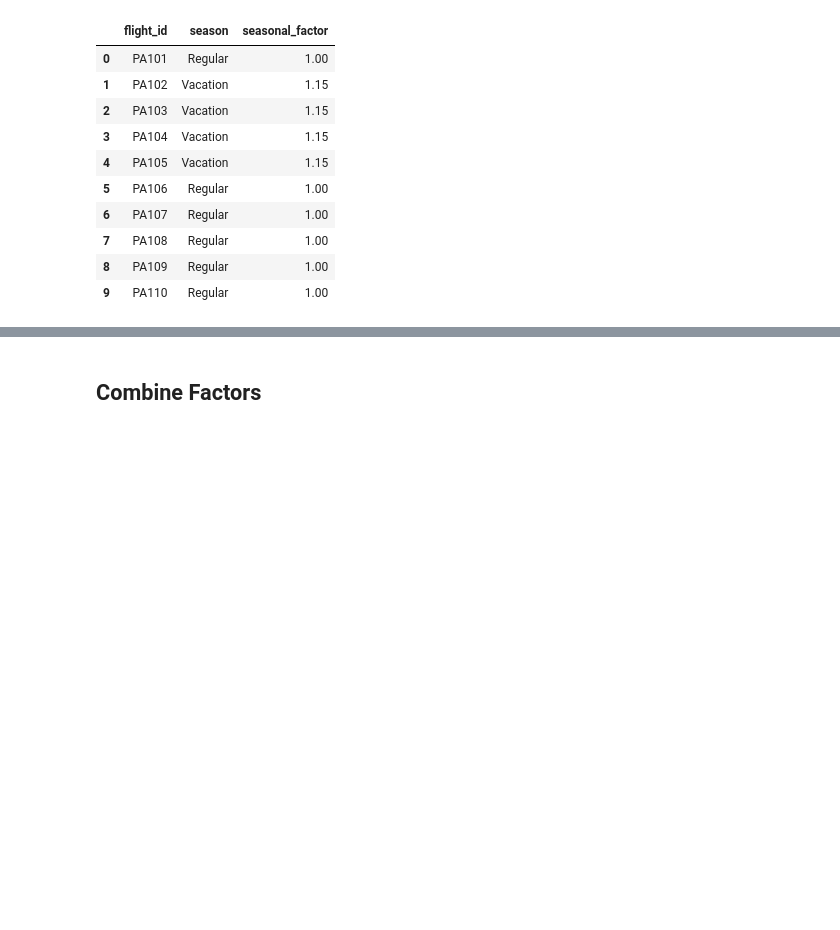
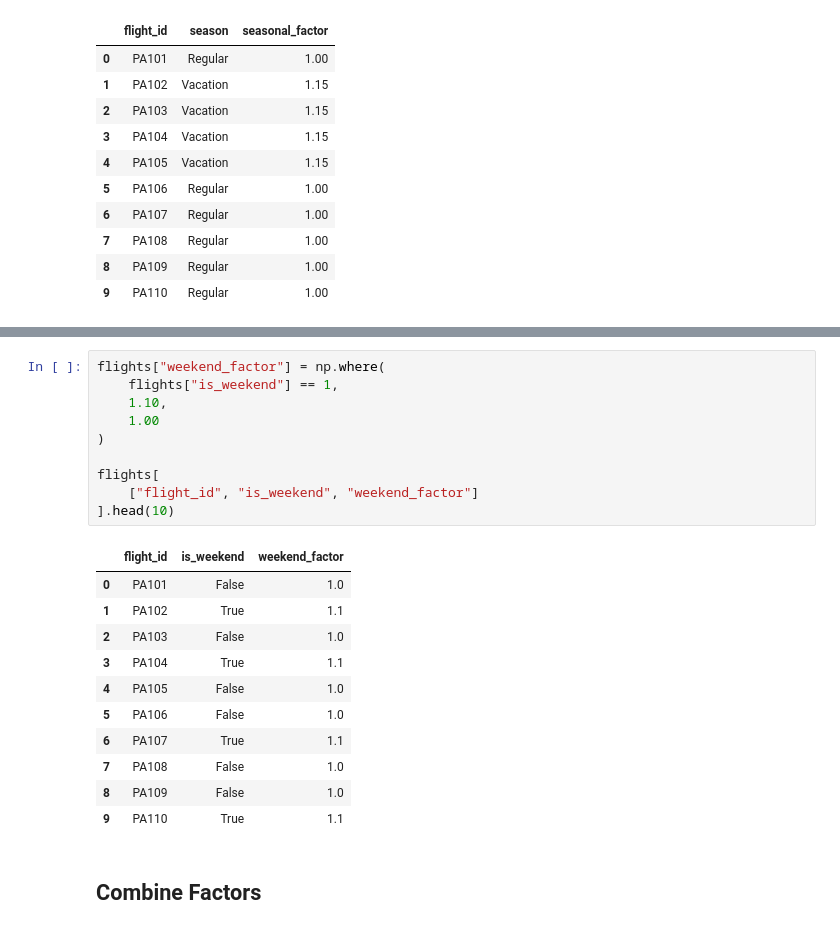
Before and after one commit to Jellia1225/mmaGroup9_Project, a Jupyter notebook: price_model.ipynb, the cells around one changed output, grey strips where cells are left out. Drawn from its saved outputs; the diff is of its cells as text; blank space fills up the shorter version.

```diff
--- a/price_model.ipynb
+++ b/price_model.ipynb
@@ -309,3 +336,25 @@ flights[
+# %%
+flights["weekend_factor"] = np.where(
+    flights["is_weekend"] == 1,
+    1.10,
+    1.00
+)
+
+flights[
+    ["flight_id", "is_weekend", "weekend_factor"]
+].head(10)
+# %% [output]
+|  | flight_id | is_weekend | weekend_factor |
+| 0 | PA101 | False | 1.0 |
+| 1 | PA102 | True | 1.1 |
+| 2 | PA103 | False | 1.0 |
+| 3 | PA104 | True | 1.1 |
+| 4 | PA105 | False | 1.0 |
+| 5 | PA106 | False | 1.0 |
+| 6 | PA107 | True | 1.1 |
+| 7 | PA108 | False | 1.0 |
+| 8 | PA109 | False | 1.0 |
+| 9 | PA110 | True | 1.1 |
 # %% [markdown]
 ## Combine Factors
 # %%
```
Also changed, not shown: parts of 7 cells of this notebook.
